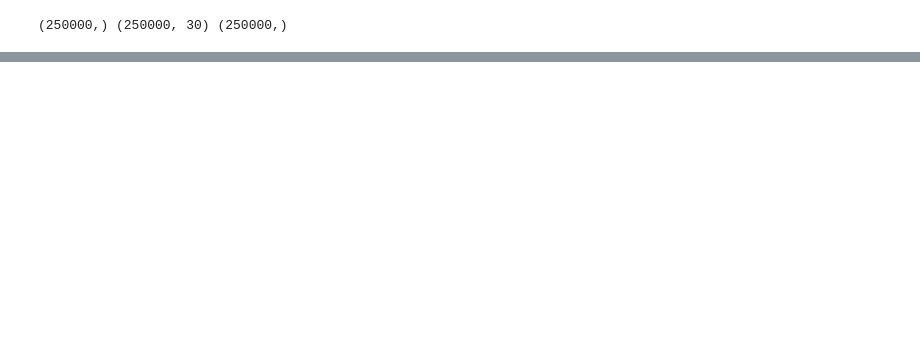
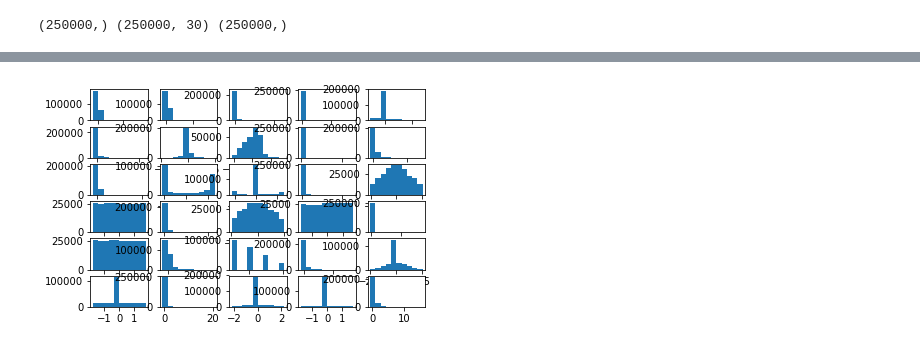
Before and after one commit to kir1994/EPFML_Project1, a Jupyter notebook: code/test.ipynb, the cells around one changed output, grey strips where cells are left out. Drawn from its saved outputs; the diff is of its cells as text; code cells hidden in the pictures; blank space fills up the shorter version.

```diff
--- a/code/test.ipynb
+++ b/code/test.ipynb
@@ -132,0 +160,9 @@ print(y.shape, x.shape, ids.shape)
+# %%
+plt.figure(1)
+
+for i in range(1, x_scaled.shape[1]):
+    plt.subplot(6, 5, i)
+    plt.hist(x_scaled[:,i])
+plt.show()
+# %% [output]
+[figure, added]
```
Also changed, not shown: parts of 52 cells of this notebook, 4 other files.
